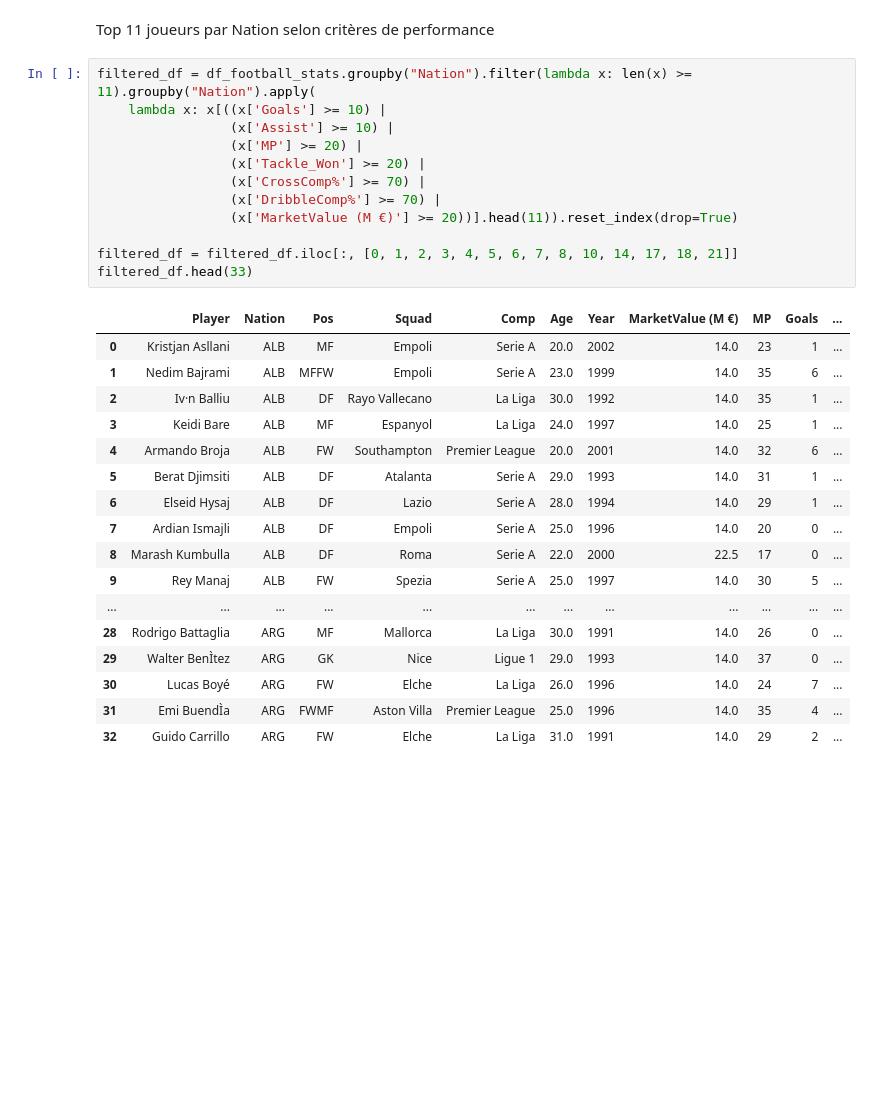
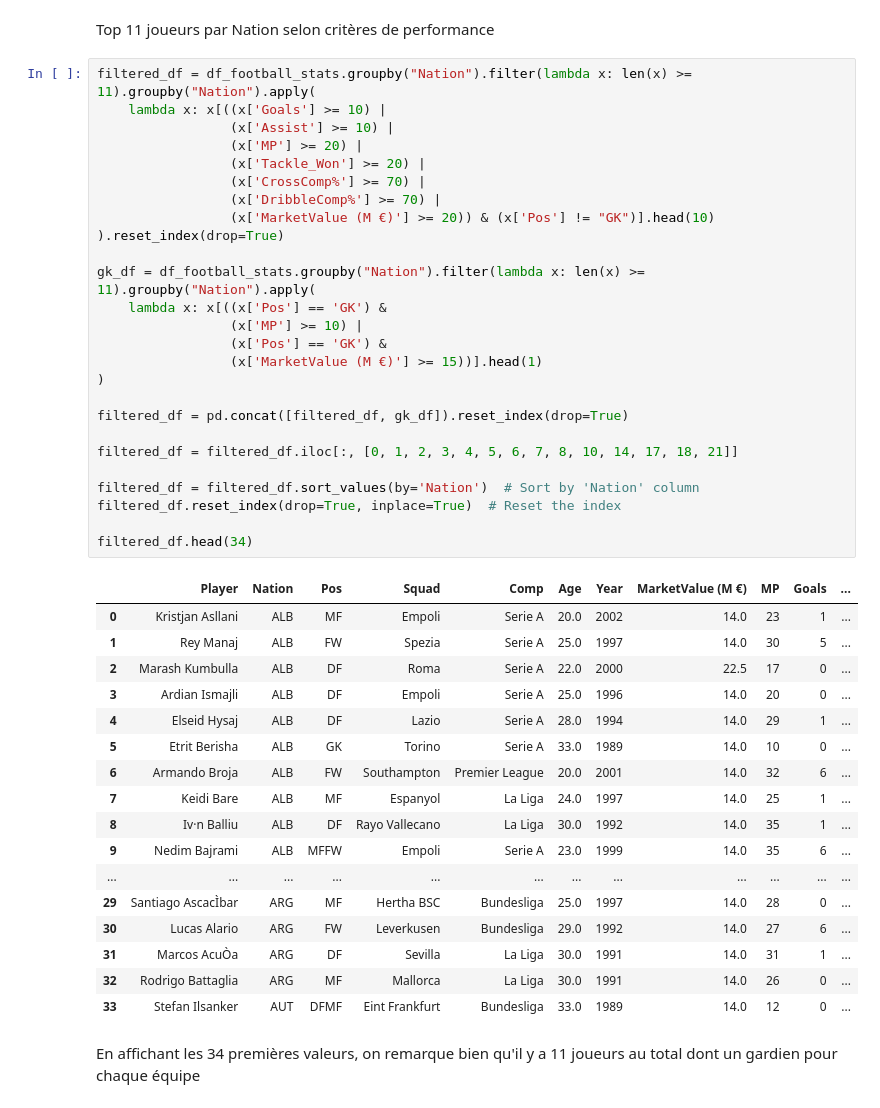
Before and after one commit to PuchToTalk/Football_WorldCup_Recommendation, a Jupyter notebook: Football_player_mv.ipynb, the cells around one changed output. Saved outputs shown, nothing was run; the diff lists cells and outputs as text; blank space fills up the shorter version.

Commit message:
Added Filter for a selection of 11 players for each Nation depending on their performance

```diff
--- a/Football_player_mv.ipynb
+++ b/Football_player_mv.ipynb
@@ -402,30 +406,46 @@ Top 11 joueurs par Nation selon critères de performance
 # %%
 filtered_df = df_football_stats.groupby("Nation").filter(lambda x: len(x) >= 11).groupby("Nation").apply(
     lambda x: x[((x['Goals'] >= 10) |
                  (x['Assist'] >= 10) |
                  (x['MP'] >= 20) |
                  (x['Tackle_Won'] >= 20) |
                  (x['CrossComp%'] >= 70) |
                  (x['DribbleComp%'] >= 70) |
-                 (x['MarketValue (M €)'] >= 20))].head(11)).reset_index(drop=True)
+                 (x['MarketValue (M €)'] >= 20)) & (x['Pos'] != "GK")].head(10)
+).reset_index(drop=True)
+
+gk_df = df_football_stats.groupby("Nation").filter(lambda x: len(x) >= 11).groupby("Nation").apply(
+    lambda x: x[((x['Pos'] == 'GK') &
+                 (x['MP'] >= 10) |
+                 (x['Pos'] == 'GK') &
+                 (x['MarketValue (M €)'] >= 15))].head(1)
+)
+
+filtered_df = pd.concat([filtered_df, gk_df]).reset_index(drop=True)
 
 filtered_df = filtered_df.iloc[:, [0, 1, 2, 3, 4, 5, 6, 7, 8, 10, 14, 17, 18, 21]]
-filtered_df.head(33)
+
+filtered_df = filtered_df.sort_values(by='Nation')  # Sort by 'Nation' column
+filtered_df.reset_index(drop=True, inplace=True)  # Reset the index
+
+filtered_df.head(34)
 # %% [output]
 |  | Player | Nation | Pos | Squad | Comp | Age | Year | MarketValue (M €) | MP | Goals | ... |
 | 0 | Kristjan Asllani | ALB | MF | Empoli | Serie A | 20.0 | 2002 | 14.0 | 23 | 1 | ... |
-| 1 | Nedim Bajrami | ALB | MFFW | Empoli | Serie A | 23.0 | 1999 | 14.0 | 35 | 6 | ... |
-| 2 | Iv·n Balliu | ALB | DF | Rayo Vallecano | La Liga | 30.0 | 1992 | 14.0 | 35 | 1 | ... |
-| 3 | Keidi Bare | ALB | MF | Espanyol | La Liga | 24.0 | 1997 | 14.0 | 25 | 1 | ... |
-| 4 | Armando Broja | ALB | FW | Southampton | Premier League | 20.0 | 2001 | 14.0 | 32 | 6 | ... |
-| 5 | Berat Djimsiti | ALB | DF | Atalanta | Serie A | 29.0 | 1993 | 14.0 | 31 | 1 | ... |
-| 6 | Elseid Hysaj | ALB | DF | Lazio | Serie A | 28.0 | 1994 | 14.0 | 29 | 1 | ... |
-| 7 | Ardian Ismajli | ALB | DF | Empoli | Serie A | 25.0 | 1996 | 14.0 | 20 | 0 | ... |
-| 8 | Marash Kumbulla | ALB | DF | Roma | Serie A | 22.0 | 2000 | 22.5 | 17 | 0 | ... |
-| 9 | Rey Manaj | ALB | FW | Spezia | Serie A | 25.0 | 1997 | 14.0 | 30 | 5 | ... |
+| 1 | Rey Manaj | ALB | FW | Spezia | Serie A | 25.0 | 1997 | 14.0 | 30 | 5 | ... |
+| 2 | Marash Kumbulla | ALB | DF | Roma | Serie A | 22.0 | 2000 | 22.5 | 17 | 0 | ... |
+| 3 | Ardian Ismajli | ALB | DF | Empoli | Serie A | 25.0 | 1996 | 14.0 | 20 | 0 | ... |
+| 4 | Elseid Hysaj | ALB | DF | Lazio | Serie A | 28.0 | 1994 | 14.0 | 29 | 1 | ... |
+| 5 | Etrit Berisha | ALB | GK | Torino | Serie A | 33.0 | 1989 | 14.0 | 10 | 0 | ... |
+| 6 | Armando Broja | ALB | FW | Southampton | Premier League | 20.0 | 2001 | 14.0 | 32 | 6 | ... |
+| 7 | Keidi Bare | ALB | MF | Espanyol | La Liga | 24.0 | 1997 | 14.0 | 25 | 1 | ... |
+| 8 | Iv·n Balliu | ALB | DF | Rayo Vallecano | La Liga | 30.0 | 1992 | 14.0 | 35 | 1 | ... |
+| 9 | Nedim Bajrami | ALB | MFFW | Empoli | Serie A | 23.0 | 1999 | 14.0 | 35 | 6 | ... |
 | ... | ... | ... | ... | ... | ... | ... | ... | ... | ... | ... | ... |
-| 28 | Rodrigo Battaglia | ARG | MF | Mallorca | La Liga | 30.0 | 1991 | 14.0 | 26 | 0 | ... |
-| 29 | Walter BenÌtez | ARG | GK | Nice | Ligue 1 | 29.0 | 1993 | 14.0 | 37 | 0 | ... |
-| 30 | Lucas Boyé | ARG | FW | Elche | La Liga | 26.0 | 1996 | 14.0 | 24 | 7 | ... |
-| 31 | Emi BuendÌa | ARG | FWMF | Aston Villa | Premier League | 25.0 | 1996 | 14.0 | 35 | 4 | ... |
-| 32 | Guido Carrillo | ARG | FW | Elche | La Liga | 31.0 | 1991 | 14.0 | 29 | 2 | ... |
+| 29 | Santiago AscacÌbar | ARG | MF | Hertha BSC | Bundesliga | 25.0 | 1997 | 14.0 | 28 | 0 | ... |
+| 30 | Lucas Alario | ARG | FW | Leverkusen | Bundesliga | 29.0 | 1992 | 14.0 | 27 | 6 | ... |
+| 31 | Marcos AcuÒa | ARG | DF | Sevilla | La Liga | 30.0 | 1991 | 14.0 | 31 | 1 | ... |
+| 32 | Rodrigo Battaglia | ARG | MF | Mallorca | La Liga | 30.0 | 1991 | 14.0 | 26 | 0 | ... |
+| 33 | Stefan Ilsanker | AUT | DFMF | Eint Frankfurt | Bundesliga | 33.0 | 1989 | 14.0 | 12 | 0 | ... |
+# %% [markdown]
+En affichant les 34 premières valeurs, on remarque bien qu'il y a 11 joueurs au total dont un gardien pour chaque équipe
```
Also changed, not shown: parts of 1 cell of this notebook.
